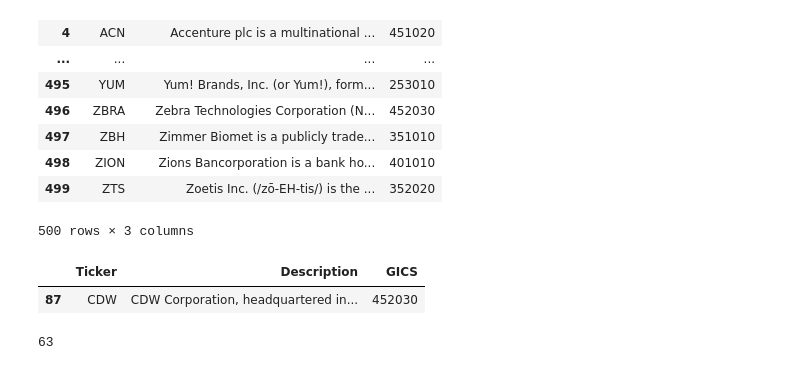
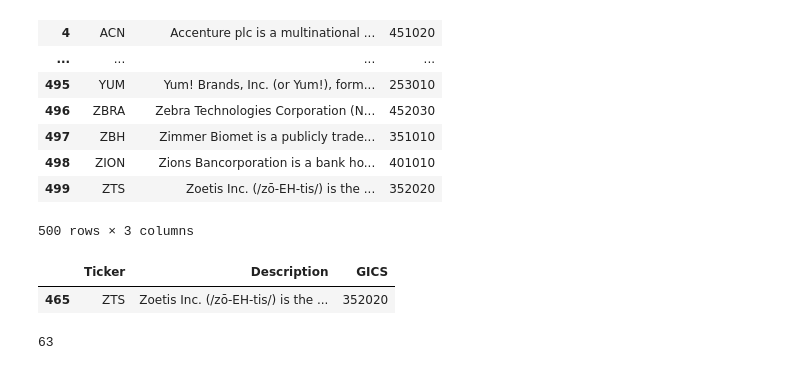
Before and after one commit to Sivalavida/Text-based-Industry-Classification, a Jupyter notebook: LSI Word Embedding.ipynb, the cells around one changed output. Saved outputs shown, nothing was run; the diff lists cells and outputs as text; code cells hidden in the pictures.

```diff
--- a/LSI Word Embedding.ipynb
+++ b/LSI Word Embedding.ipynb
@@ -183,10 +183,10 @@ snp_desc_wiki_df
 | 499 | ZTS | Zoetis Inc. (/zō-EH-tis/) is the ... | 352020 |
 500 rows × 3 columns
 # %%
-snp_desc_wiki_df[snp_desc_wiki_df.Ticker =='CDW']
+snp_desc_wiki_df[snp_desc_wiki_df.Ticker =='ZTS']
 # %% [output]
 |  | Ticker | Description | GICS |
-| 87 | CDW | CDW Corporation, headquartered in... | 452030 |
+| 465 | ZTS | Zoetis Inc. (/zō-EH-tis/) is the ... | 352020 |
 # %%
 print(len(set(snp_desc_wiki_df.GICS)))
 # %% [output]
```
Also changed, not shown: 1 other file.
